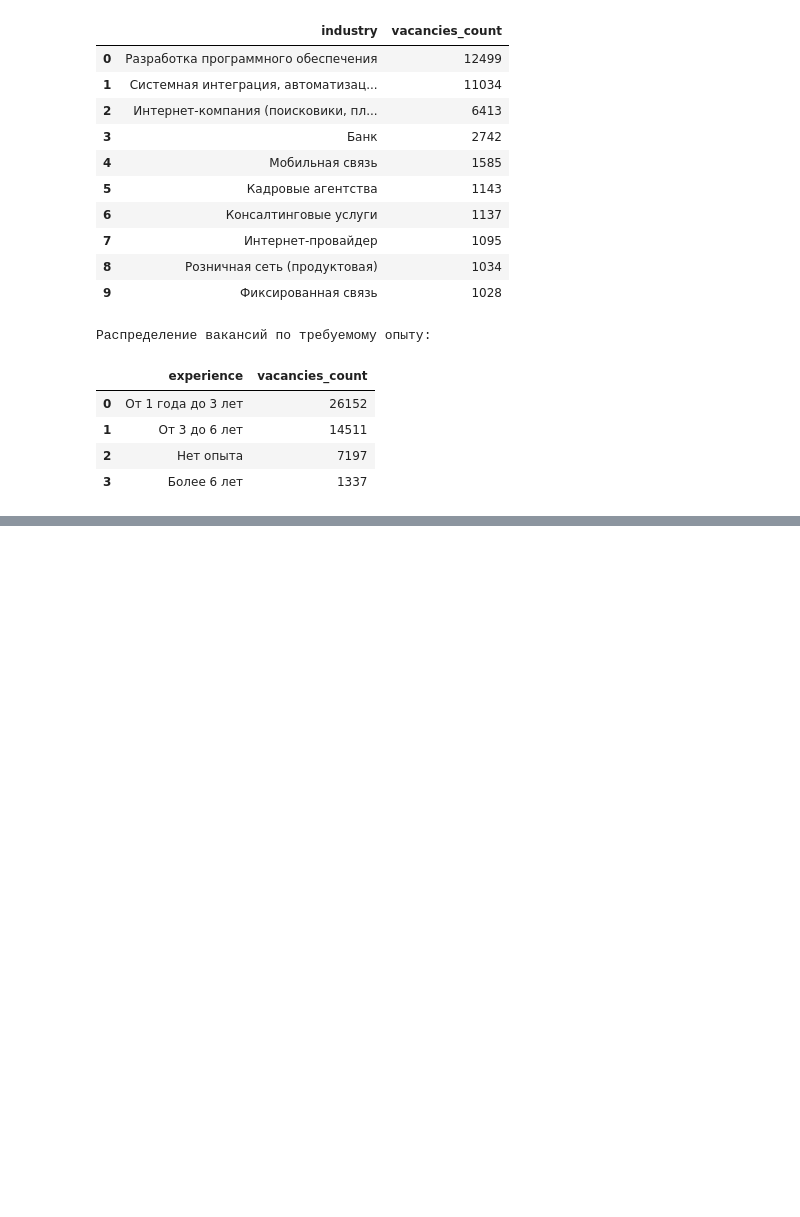
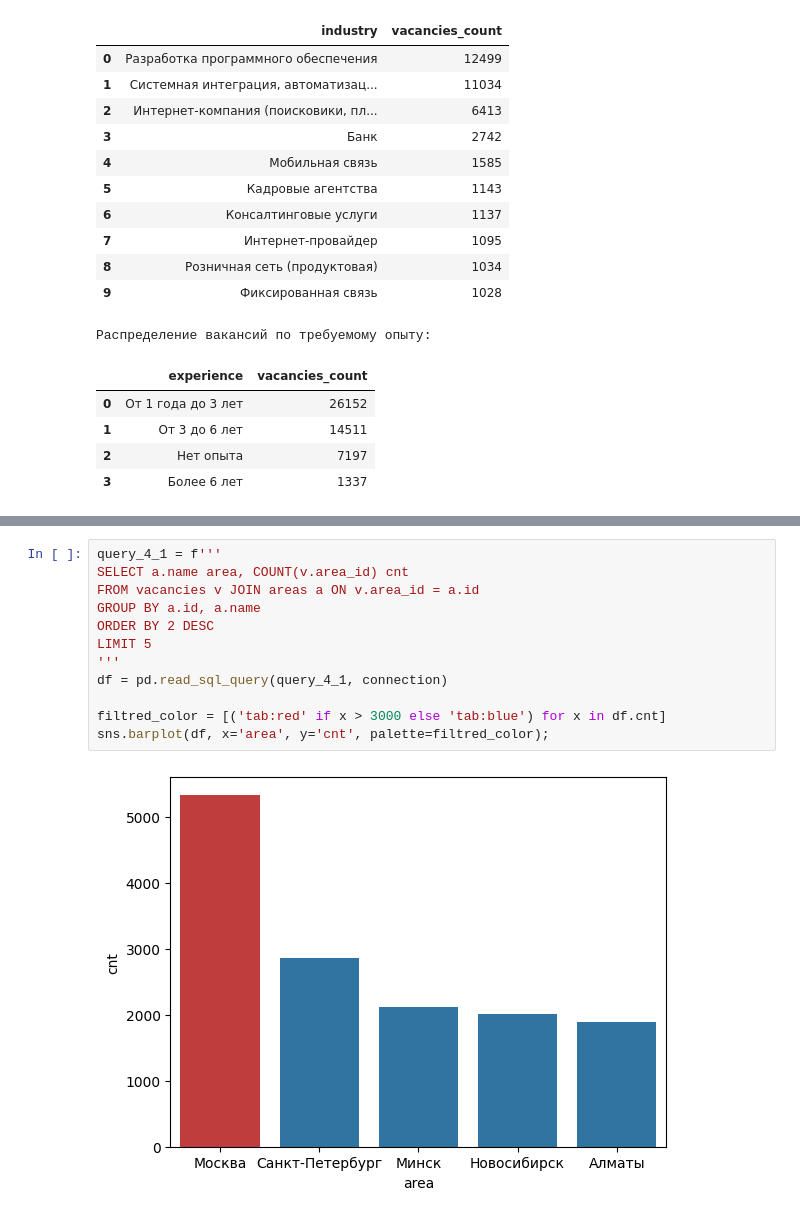
Before and after one commit to tgorbunov/sf_data_science, a Jupyter notebook: project_2/Project_2_Ноутбук_шаблон_TimurG.ipynb, the cells around one changed output, grey strips where cells are left out. Cells and saved outputs as stored; diff of their text form; blank space fills up the shorter version.

```diff
--- a/project_2/Project_2_Ноутбук_шаблон_TimurG.ipynb
+++ b/project_2/Project_2_Ноутбук_шаблон_TimurG.ipynb
@@ -715,0 +773,14 @@ display(experience_dist_df)
+# %%
+query_4_1 = f'''
+SELECT a.name area, COUNT(v.area_id) cnt
+FROM vacancies v JOIN areas a ON v.area_id = a.id
+GROUP BY a.id, a.name
+ORDER BY 2 DESC
+LIMIT 5
+'''
+df = pd.read_sql_query(query_4_1, connection)
+
+filtred_color = [('tab:red' if x > 3000 else 'tab:blue') for x in df.cnt]
+sns.barplot(df, x='area', y='cnt', palette=filtred_color);
+# %% [output]
+[figure, added]
```
Also changed, not shown: parts of 9 cells of this notebook, 3 other files.
